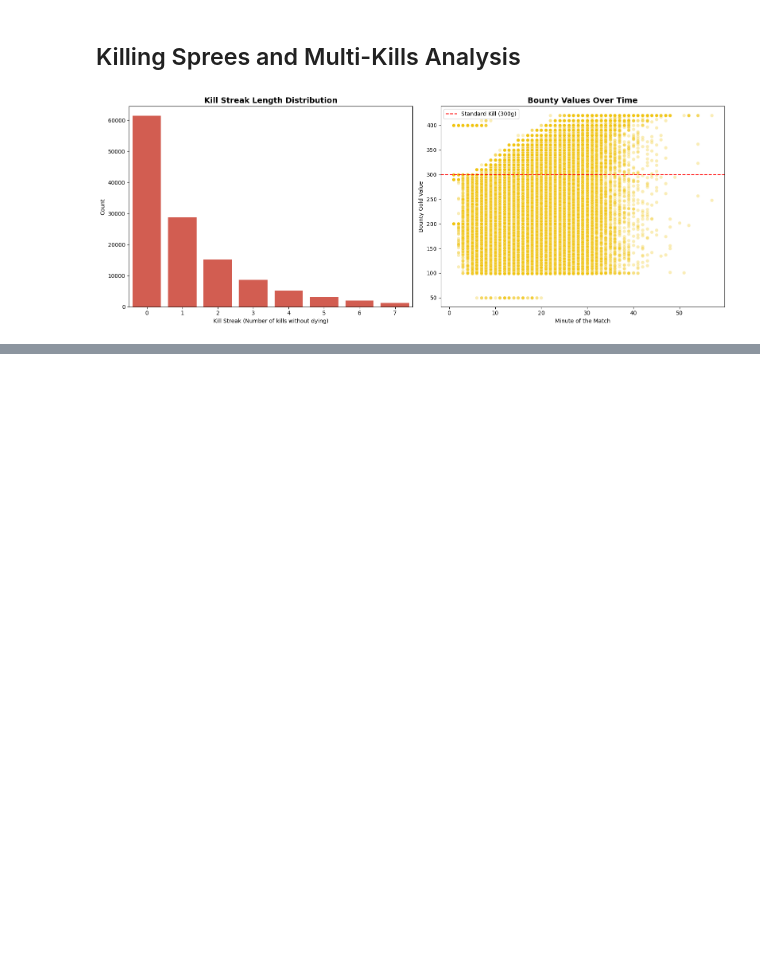
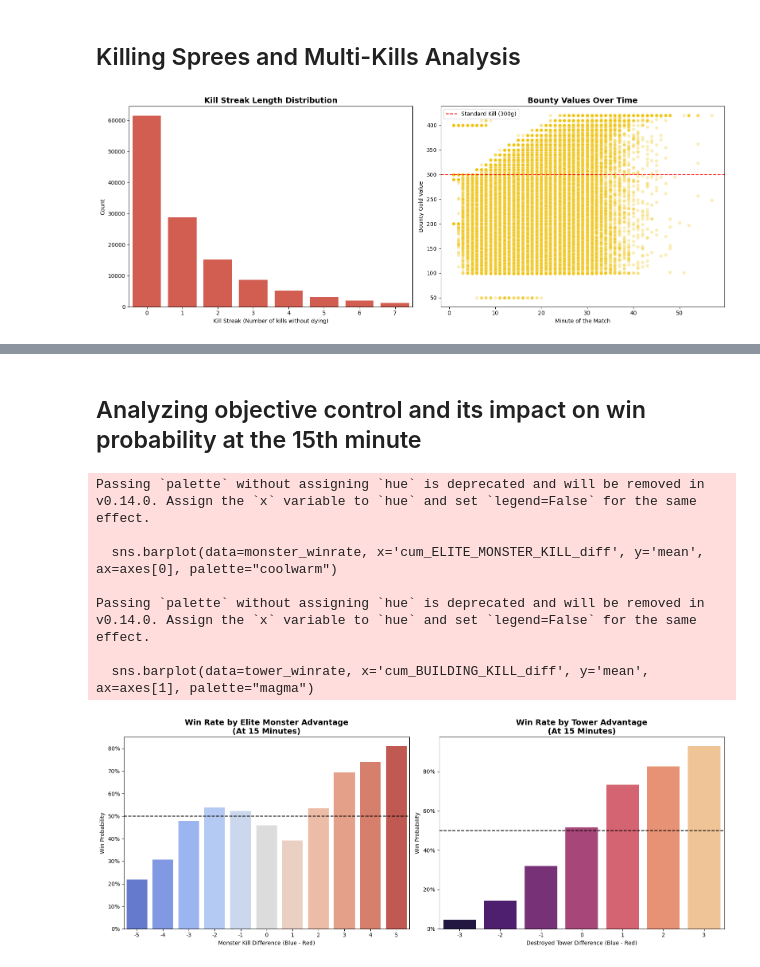
Before and after one commit to BalazsBognar/League-of-Legends-Esport-Analytics-2026, a Jupyter notebook: EDA.ipynb, the cells around one changed output, grey strips where cells are left out. Cells and saved outputs as stored; diff of their text form; code cells hidden in the pictures; blank space fills up the shorter version.

```diff
--- a/EDA.ipynb
+++ b/EDA.ipynb
@@ -420,0 +510,49 @@ plt.show()
+# %% [markdown]
+## Analyzing objective control and its impact on win probability at the 15th minute
+# %%
+# Get relevant columns for objective control analysis
+obj_cols = ['matchId', 'minute', 'cum_ELITE_MONSTER_KILL_diff', 'cum_BUILDING_KILL_diff', 'target_win_t100']
+obj_df = pd.read_csv("event_driven_eda_sample.csv", usecols=obj_cols)
+
+# Filter for the 15th minute and drop duplicates to get one row per match
+min15_obj = obj_df[obj_df['minute'] == 15].drop_duplicates(subset=['matchId'], keep='first')
+
+fig, axes = plt.subplots(1, 2, figsize=(16, 6))
+
+# Dragon/Herald (Elite Monster) Advantage
+monster_winrate = min15_obj.groupby('cum_ELITE_MONSTER_KILL_diff')['target_win_t100'].agg(['mean', 'count']).reset_index()
+# Only look at categories with at least 20 matches to avoid skewing the graph
+monster_winrate = monster_winrate[monster_winrate['count'] > 20]
+
+sns.barplot(data=monster_winrate, x='cum_ELITE_MONSTER_KILL_diff', y='mean', ax=axes[0], palette="coolwarm")
+axes[0].set_title('Win Rate by Elite Monster Advantage\n(At 15 Minutes)', fontsize=14, fontweight='bold')
+axes[0].set_xlabel('Monster Kill Difference (Blue - Red)')
+axes[0].set_ylabel('Win Probability')
+axes[0].axhline(0.5, color='black', linestyle='--')
+axes[0].yaxis.set_major_formatter(mtick.PercentFormatter(1.0))
+
+# Tower Advantage
+tower_winrate = min15_obj.groupby('cum_BUILDING_KILL_diff')['target_win_t100'].agg(['mean', 'count']).reset_index()
+tower_winrate = tower_winrate[tower_winrate['count'] > 20]
+
+sns.barplot(data=tower_winrate, x='cum_BUILDING_KILL_diff', y='mean', ax=axes[1], palette="magma")
+axes[1].set_title('Win Rate by Tower Advantage\n(At 15 Minutes)', fontsize=14, fontweight='bold')
+axes[1].set_xlabel('Destroyed Tower Difference (Blue - Red)')
+axes[1].set_ylabel('Win Probability')
+axes[1].axhline(0.5, color='black', linestyle='--')
+axes[1].yaxis.set_major_formatter(mtick.PercentFormatter(1.0))
+
+plt.tight_layout()
+plt.show()
+
+# Freeing up memory
+del obj_df, min15_obj
+# %% [output]
+Passing `palette` without assigning `hue` is deprecated and will be removed in v0.14.0. Assign the `x` variable to `hue` and set `legend=False` for the same effect.
+
+  sns.barplot(data=monster_winrate, x='cum_ELITE_MONSTER_KILL_diff', y='mean', ax=axes[0], palette="coolwarm")
+
+Passing `palette` without assigning `hue` is deprecated and will be removed in v0.14.0. Assign the `x` variable to `hue` and set `legend=False` for the same effect.
+
+  sns.barplot(data=tower_winrate, x='cum_BUILDING_KILL_diff', y='mean', ax=axes[1], palette="magma")
+[figure, added]
```
Also changed, not shown: parts of 10 cells of this notebook.
